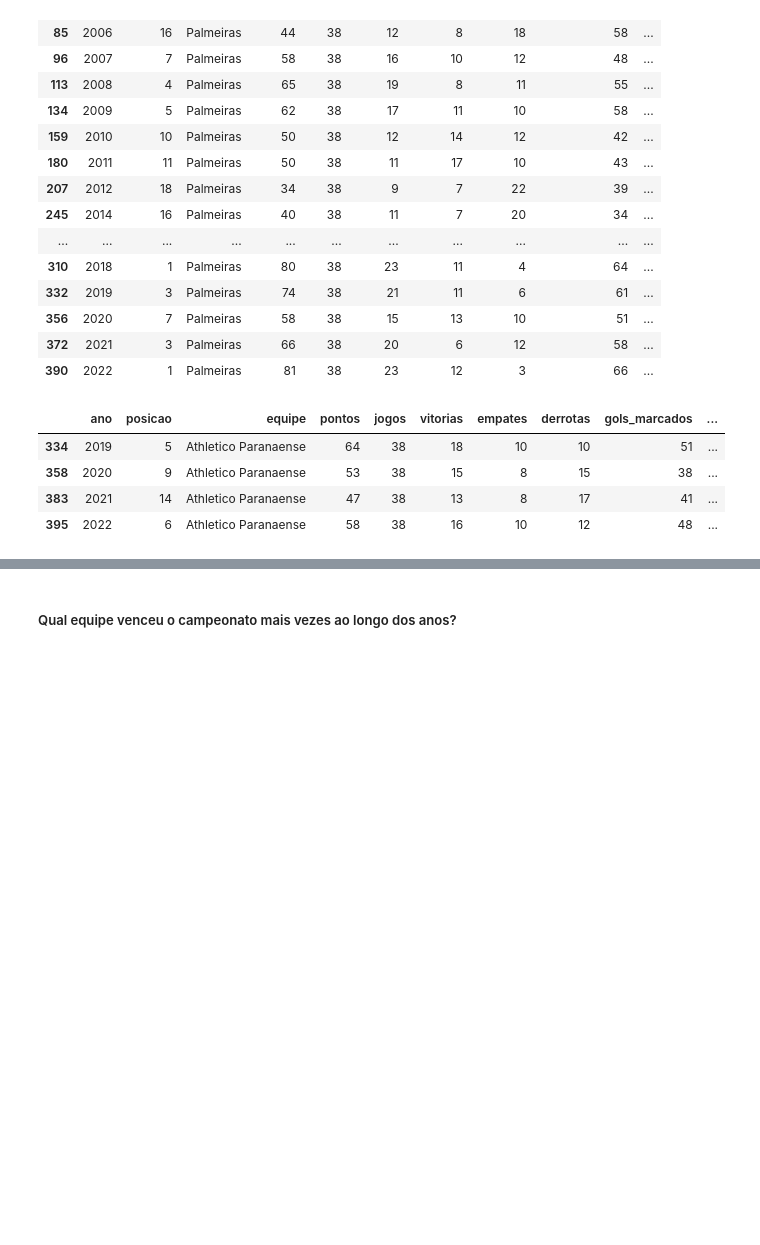
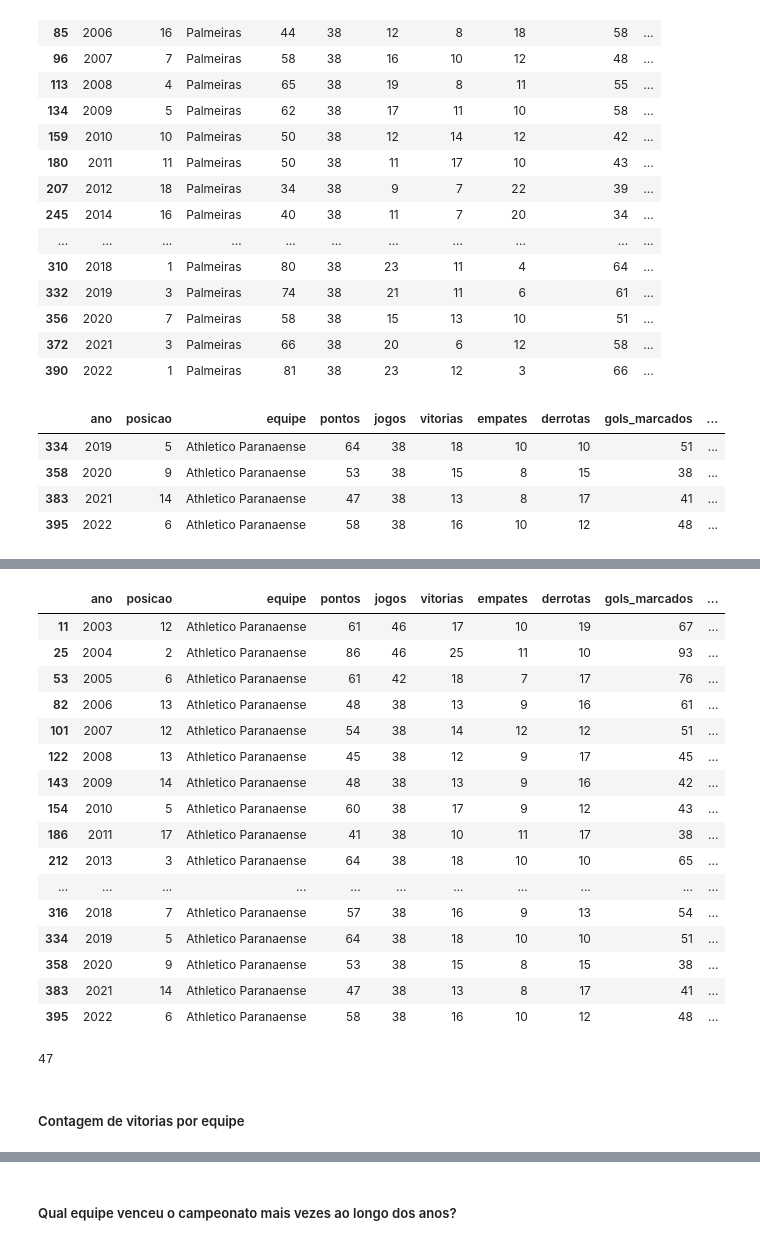
Before and after one commit to thiagooliveirt/Campeonato-Brasileiro-2003-a-2022, a Jupyter notebook: brasileirao.ipynb, the cells around one changed output, grey strips where cells are left out. Saved outputs shown, nothing was run; the diff lists cells and outputs as text; code cells hidden in the pictures; blank space fills up the shorter version.

```diff
--- a/brasileirao.ipynb
+++ b/brasileirao.ipynb
@@ -215,0 +226,29 @@ brasileirao.loc[brasileirao['equipe'] == 'Athletico Paranaense']
+# %%
+brasileirao.loc[brasileirao['equipe'] == 'Atlético Paranaense', 'equipe'] = 'Athletico Paranaense'
+# %%
+brasileirao.loc[brasileirao['equipe'] == 'Athletico Paranaense']
+# %% [output]
+|  | ano | posicao | equipe | pontos | jogos | vitorias | empates | derrotas | gols_marcados | ... |
+| 11 | 2003 | 12 | Athletico Paranaense | 61 | 46 | 17 | 10 | 19 | 67 | ... |
+| 25 | 2004 | 2 | Athletico Paranaense | 86 | 46 | 25 | 11 | 10 | 93 | ... |
+| 53 | 2005 | 6 | Athletico Paranaense | 61 | 42 | 18 | 7 | 17 | 76 | ... |
+| 82 | 2006 | 13 | Athletico Paranaense | 48 | 38 | 13 | 9 | 16 | 61 | ... |
+| 101 | 2007 | 12 | Athletico Paranaense | 54 | 38 | 14 | 12 | 12 | 51 | ... |
+| 122 | 2008 | 13 | Athletico Paranaense | 45 | 38 | 12 | 9 | 17 | 45 | ... |
+| 143 | 2009 | 14 | Athletico Paranaense | 48 | 38 | 13 | 9 | 16 | 42 | ... |
+| 154 | 2010 | 5 | Athletico Paranaense | 60 | 38 | 17 | 9 | 12 | 43 | ... |
+| 186 | 2011 | 17 | Athletico Paranaense | 41 | 38 | 10 | 11 | 17 | 38 | ... |
+| 212 | 2013 | 3 | Athletico Paranaense | 64 | 38 | 18 | 10 | 10 | 65 | ... |
+| ... | ... | ... | ... | ... | ... | ... | ... | ... | ... | ... |
+| 316 | 2018 | 7 | Athletico Paranaense | 57 | 38 | 16 | 9 | 13 | 54 | ... |
+| 334 | 2019 | 5 | Athletico Paranaense | 64 | 38 | 18 | 10 | 10 | 51 | ... |
+| 358 | 2020 | 9 | Athletico Paranaense | 53 | 38 | 15 | 8 | 15 | 38 | ... |
+| 383 | 2021 | 14 | Athletico Paranaense | 47 | 38 | 13 | 8 | 17 | 41 | ... |
+| 395 | 2022 | 6 | Athletico Paranaense | 58 | 38 | 16 | 10 | 12 | 48 | ... |
+# %%
+equipes_diferentes = brasileirao['equipe'].nunique()
+equipes_diferentes
+# %% [output]
+47
+# %% [markdown]
+<h5>Contagem de vitorias por equipe</h5>
```
Also changed, not shown: parts of 9 cells of this notebook.
